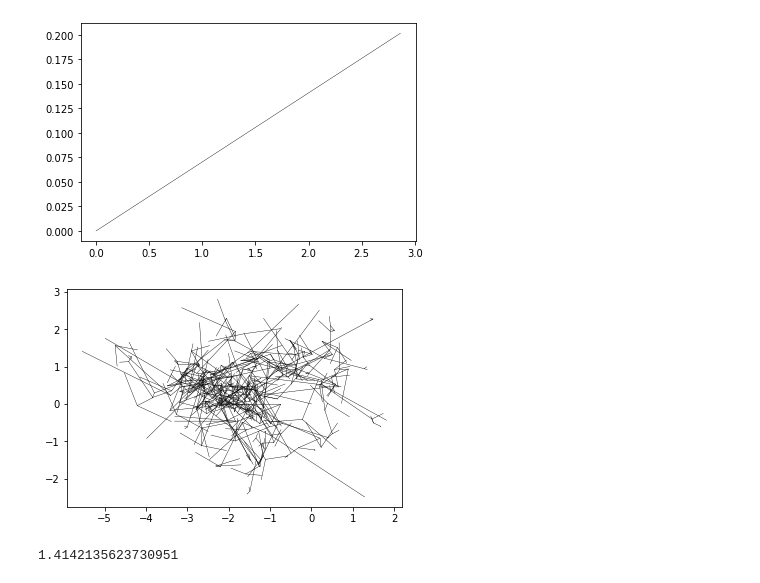
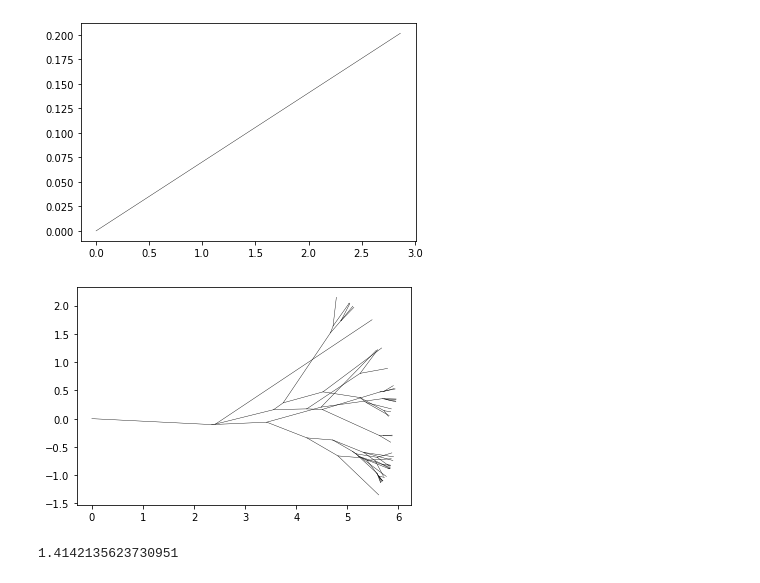
Before and after one commit to rnartallo/randomlygrownnetworks, a Jupyter notebook: initialprojectwork.ipynb, the cells around one changed output. Cells and saved outputs as stored; diff of their text form; code cells hidden in the pictures.

```diff
--- a/initialprojectwork.ipynb
+++ b/initialprojectwork.ipynb
@@ -185,9 +185,9 @@ edges1 =growingneuron(-m.pi/6,m.pi/6,1,1,[0,0])
 # %% [output]
 [figure]
 # %%
-edges2 =growingneuron(-m.pi,m.pi,6,1,[0,0])
+edges2 =growingneuron(-m.pi/6,m.pi/6,6,1,[0,0])
 # %% [output]
-[figure, old version]
+[figure, new version]
 # %%
 def dist_point_to_segment(P2,P1,P):
     u = ((P[0]-P1[0])*(P2[0]-P1[0])+(P[1]-P1[1])*(P2[1]-P1[1]))/(m.sqrt((P2[0]-P1[0])**2 + (P2[1]-P1[1])**2))
```
Also changed, not shown: parts of 11 cells of this notebook.
